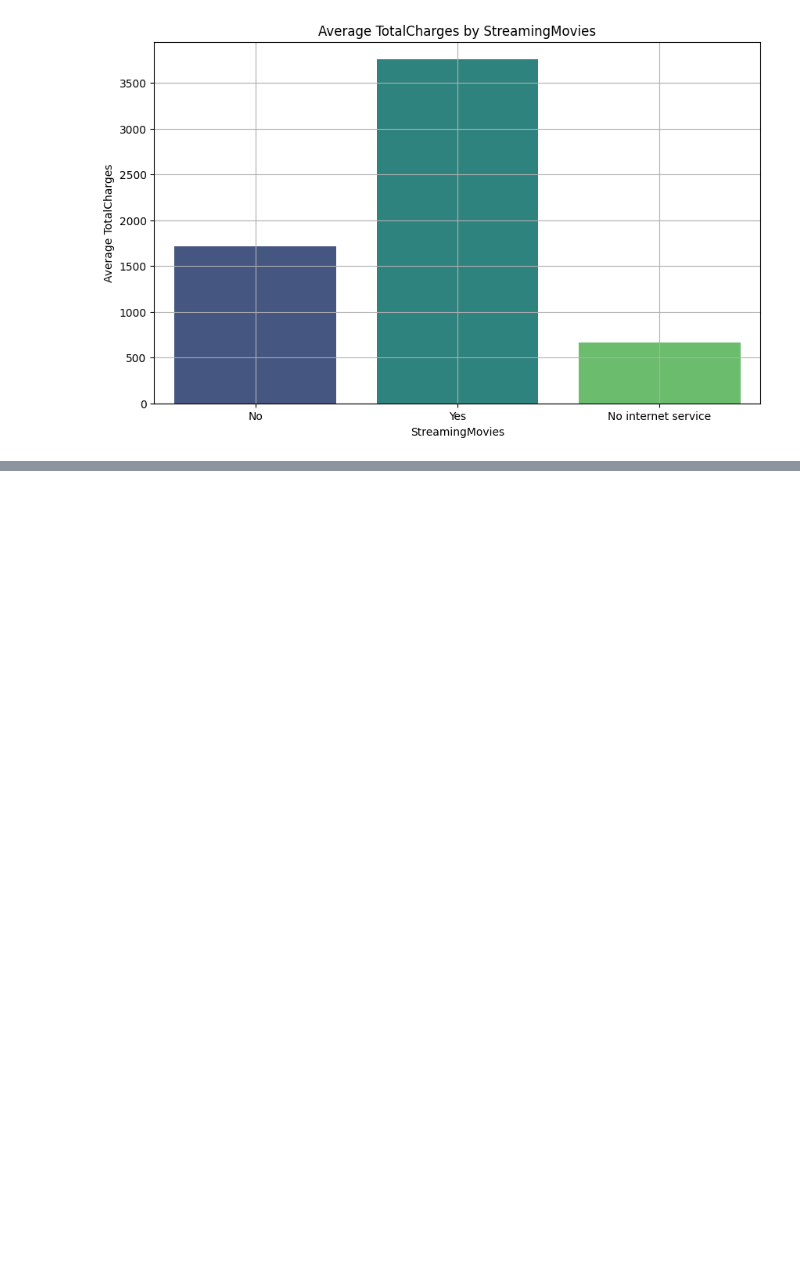
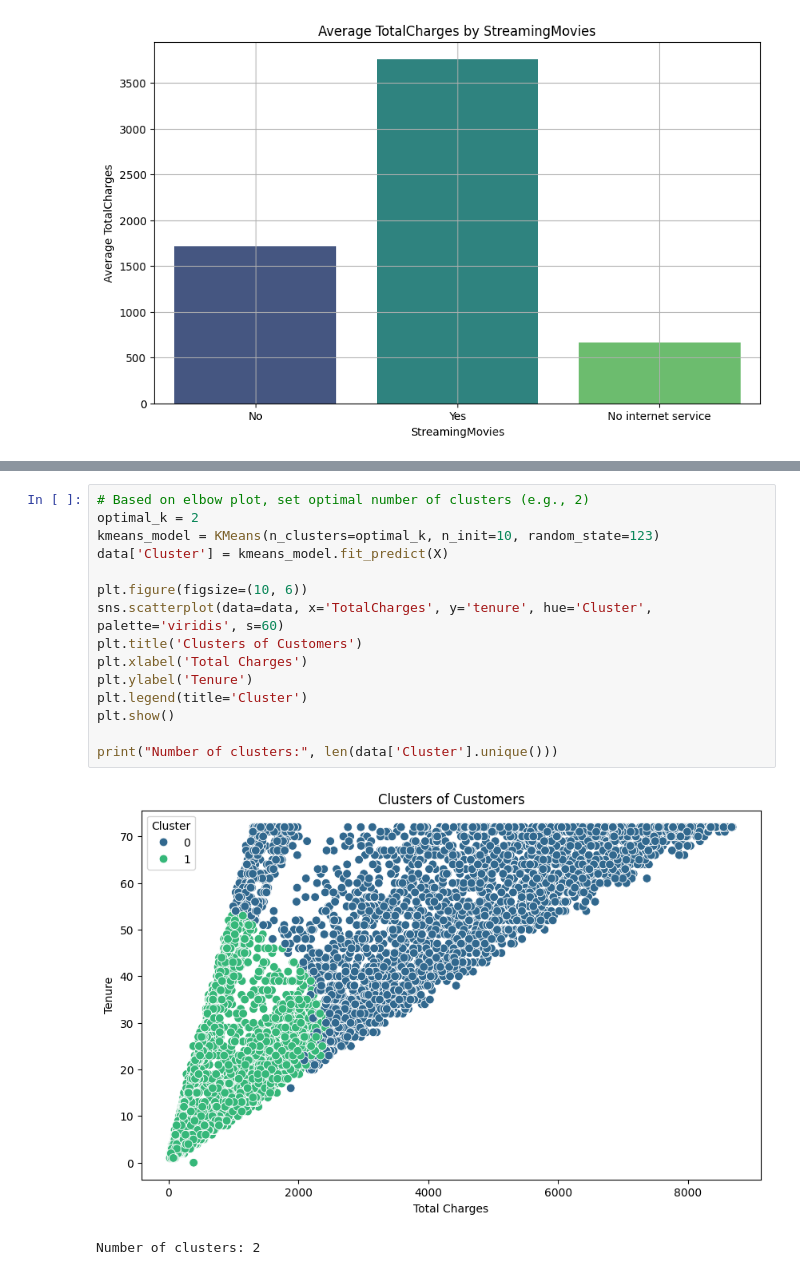
Before and after one commit to ajithk1503/EDA-DA, a Jupyter notebook: EDA_da.ipynb, the cells around one changed output, grey strips where cells are left out. Drawn from its saved outputs; the diff is of its cells as text; blank space fills up the shorter version.

```diff
--- a/EDA_da.ipynb
+++ b/EDA_da.ipynb
@@ -823,0 +847,18 @@ Passing `palette` without assigning `hue` is deprecated and will be removed in v
+# %%
+# Based on elbow plot, set optimal number of clusters (e.g., 2)
+optimal_k = 2
+kmeans_model = KMeans(n_clusters=optimal_k, n_init=10, random_state=123)
+data['Cluster'] = kmeans_model.fit_predict(X)
+
+plt.figure(figsize=(10, 6))
+sns.scatterplot(data=data, x='TotalCharges', y='tenure', hue='Cluster', palette='viridis', s=60)
+plt.title('Clusters of Customers')
+plt.xlabel('Total Charges')
+plt.ylabel('Tenure')
+plt.legend(title='Cluster')
+plt.show()
+
+print("Number of clusters:", len(data['Cluster'].unique()))
+# %% [output]
+[figure, added]
+Number of clusters: 2
```
Also changed, not shown: parts of 11 cells of this notebook.
